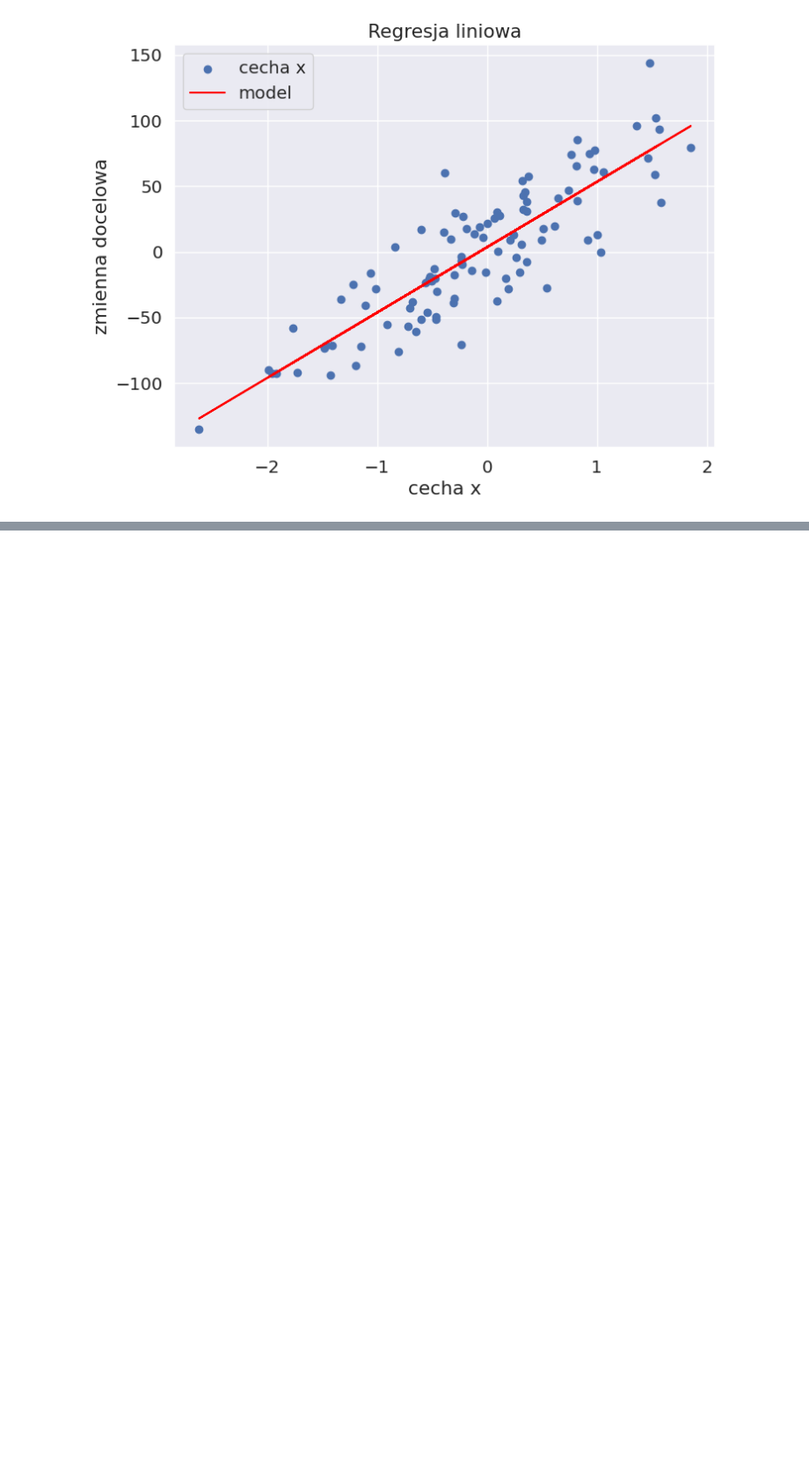
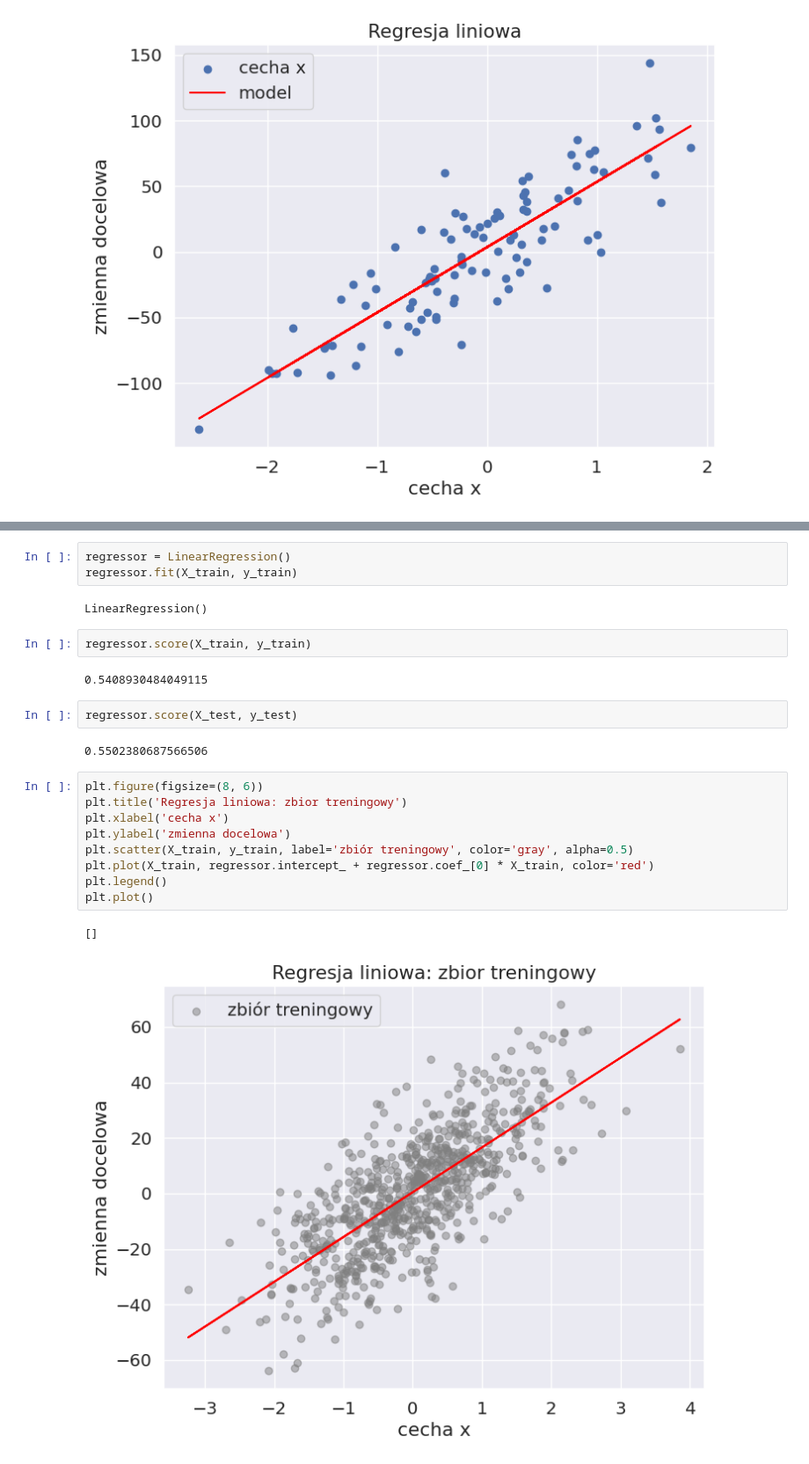
Before and after one commit to Fushionek/MLTraining, a Jupyter notebook: Supervised/basics/Linear_Regression_R2.ipynb, the cells around one changed output, grey strips where cells are left out. Shown at 88% size. Saved outputs shown, nothing was run; the diff lists cells and outputs as text; blank space fills up the shorter version.

```diff
--- a/Supervised/basics/Linear_Regression_R2.ipynb
+++ b/Supervised/basics/Linear_Regression_R2.ipynb
@@ -130,0 +163,25 @@ plt.show()
+# %%
+regressor = LinearRegression()
+regressor.fit(X_train, y_train)
+# %% [output]
+LinearRegression()
+# %%
+regressor.score(X_train, y_train)
+# %% [output]
+0.5408930484049115
+# %%
+regressor.score(X_test, y_test)
+# %% [output]
+0.5502380687566506
+# %%
+plt.figure(figsize=(8, 6))
+plt.title('Regresja liniowa: zbior treningowy')
+plt.xlabel('cecha x')
+plt.ylabel('zmienna docelowa')
+plt.scatter(X_train, y_train, label='zbiór treningowy', color='gray', alpha=0.5)
+plt.plot(X_train, regressor.intercept_ + regressor.coef_[0] * X_train, color='red')
+plt.legend()
+plt.plot()
+# %% [output]
+[]
+[figure, added]
```
Also changed, not shown: parts of 7 cells of this notebook.
